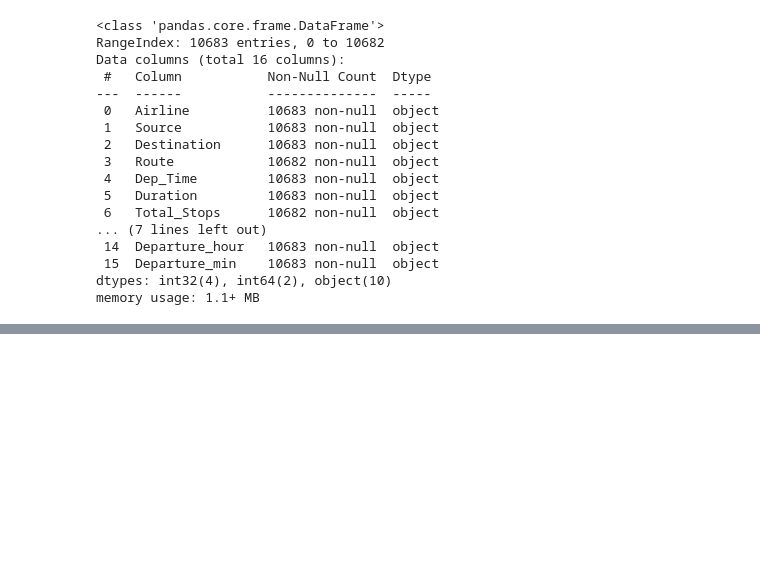
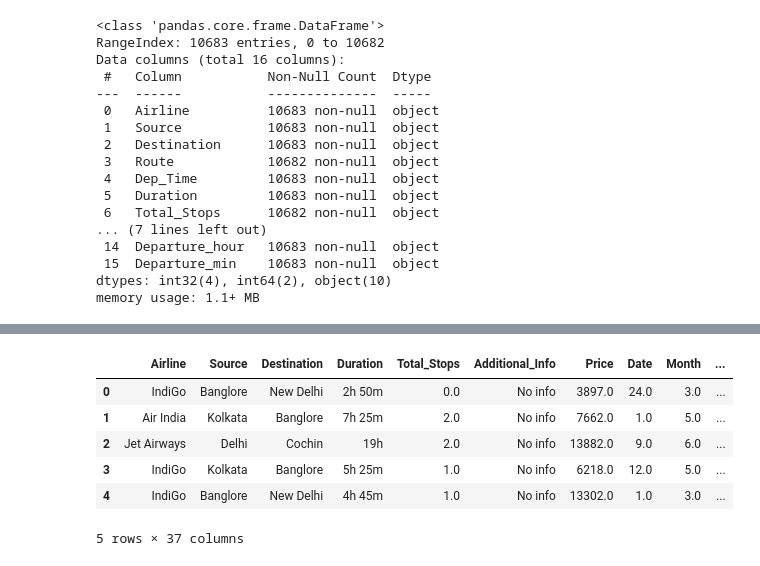
Before and after one commit to Abishek0710/Complete-Data-Science, a Jupyter notebook: EDA/flight_price_EDA.ipynb, the cells around one changed output, grey strips where cells are left out. Drawn from its saved outputs; the diff is of its cells as text; code cells hidden in the pictures; blank space fills up the shorter version.

```diff
--- a/EDA/flight_price_EDA.ipynb
+++ b/EDA/flight_price_EDA.ipynb
@@ -274,0 +440,12 @@ df.head()
+# %%
+df = pd.concat([df,encoded_df])
+# %%
+df.head()
+# %% [output]
+|  | Airline | Source | Destination | Duration | Total_Stops | Additional_Info | Price | Date | Month | ... |
+| 0 | IndiGo | Banglore | New Delhi | 2h 50m | 0.0 | No info | 3897.0 | 24.0 | 3.0 | ... |
+| 1 | Air India | Kolkata | Banglore | 7h 25m | 2.0 | No info | 7662.0 | 1.0 | 5.0 | ... |
+| 2 | Jet Airways | Delhi | Cochin | 19h | 2.0 | No info | 13882.0 | 9.0 | 6.0 | ... |
+| 3 | IndiGo | Kolkata | Banglore | 5h 25m | 1.0 | No info | 6218.0 | 12.0 | 5.0 | ... |
+| 4 | IndiGo | Banglore | New Delhi | 4h 45m | 1.0 | No info | 13302.0 | 1.0 | 3.0 | ... |
+5 rows × 37 columns
```
Also changed, not shown: parts of 33 cells of this notebook, 4 other files.
